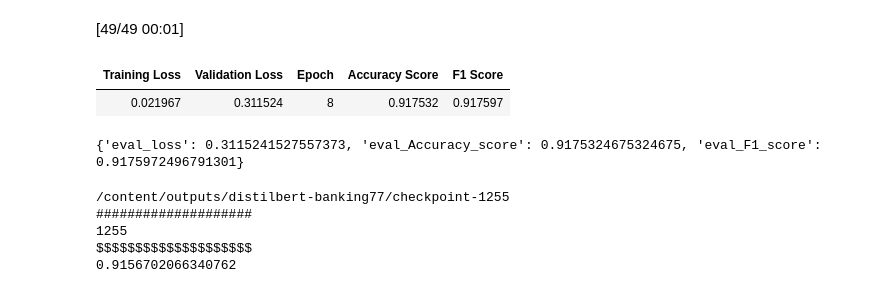
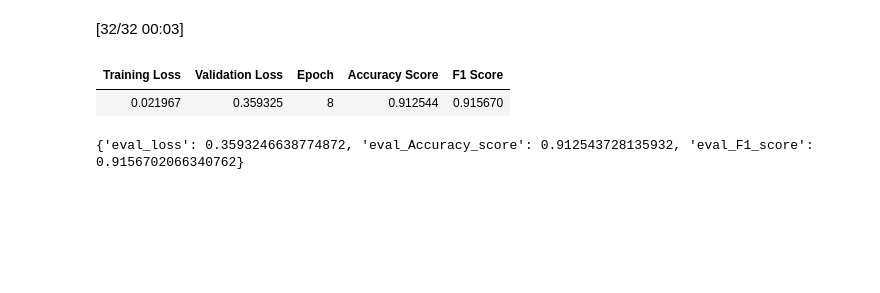
Before and after one commit to TheFaridKarami/farid-ai-lab, a Jupyter notebook: projects/nlp/banking77-intent-classification/notebooks/pretrained_transformers.ipynb, the cells around one changed output. Saved outputs shown, nothing was run; the diff lists cells and outputs as text; code cells hidden in the pictures; blank space fills up the shorter version.

```diff
--- a/projects/nlp/banking77-intent-classification/notebooks/pretrained_transformers.ipynb
+++ b/projects/nlp/banking77-intent-classification/notebooks/pretrained_transformers.ipynb
@@ -138,22 +207,8 @@ print(train_result.metrics)
 # %%
-test_results = trainer.evaluate(
-    eval_dataset= test_tok
-)
-print(test_results)
+val_metrics = trainer.evaluate(val_tok)
+print(val_metrics)
 # %% [output]
-[49/49 00:01]
+[32/32 00:03]
 | Training Loss | Validation Loss | Epoch | Accuracy Score | F1 Score |
-| 0.021967 | 0.311524 | 8 | 0.917532 | 0.917597 |
+| 0.021967 | 0.359325 | 8 | 0.912544 | 0.915670 |
-{'eval_loss': 0.3115241527557373, 'eval_Accuracy_score': 0.9175324675324675, 'eval_F1_score': 0.9175972496791301}
+{'eval_loss': 0.3593246638774872, 'eval_Accuracy_score': 0.912543728135932, 'eval_F1_score': 0.9156702066340762}
-# %%
-print(trainer.state.best_model_checkpoint)
-print("#" * 20)
-print(trainer.state.best_global_step)
-print("$" * 20)
-print(trainer.state.best_metric)
-# %% [output]
-/content/outputs/distilbert-banking77/checkpoint-1255
-####################
-1255
-$$$$$$$$$$$$$$$$$$$$
-0.9156702066340762
```
Also changed, not shown: parts of 18 cells of this notebook.
